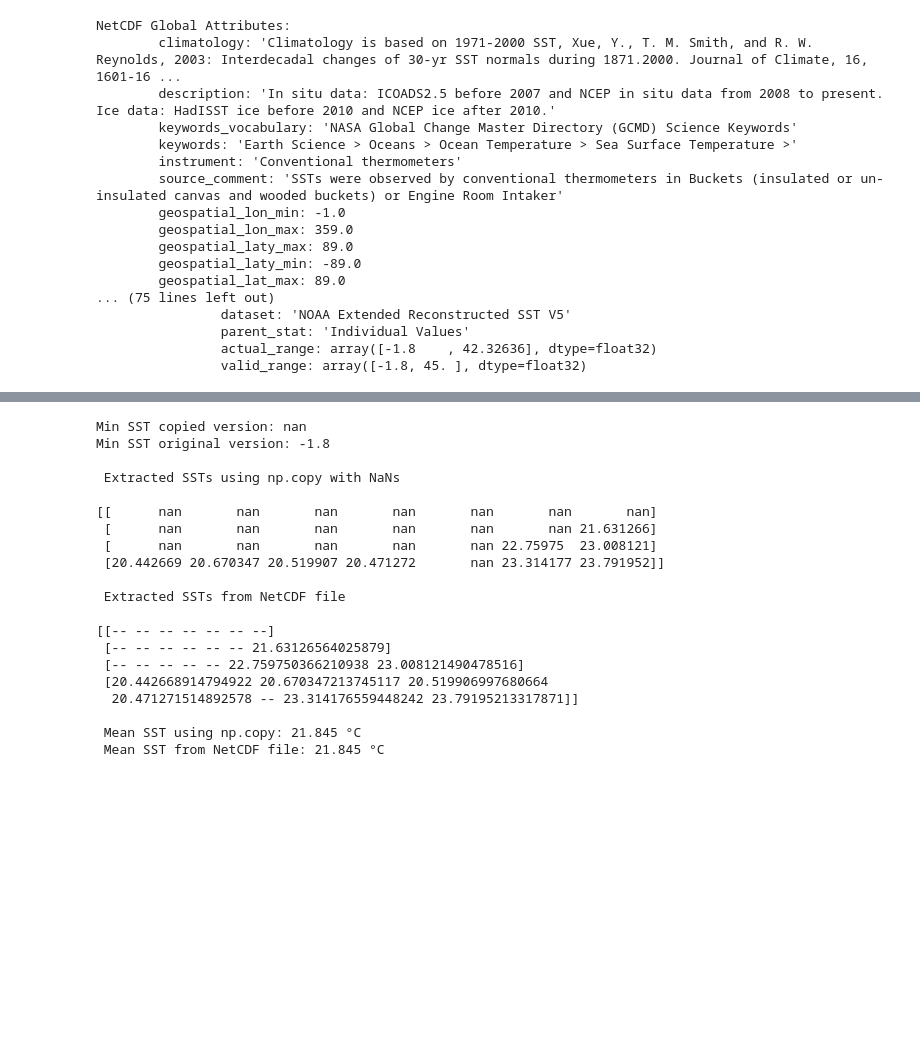
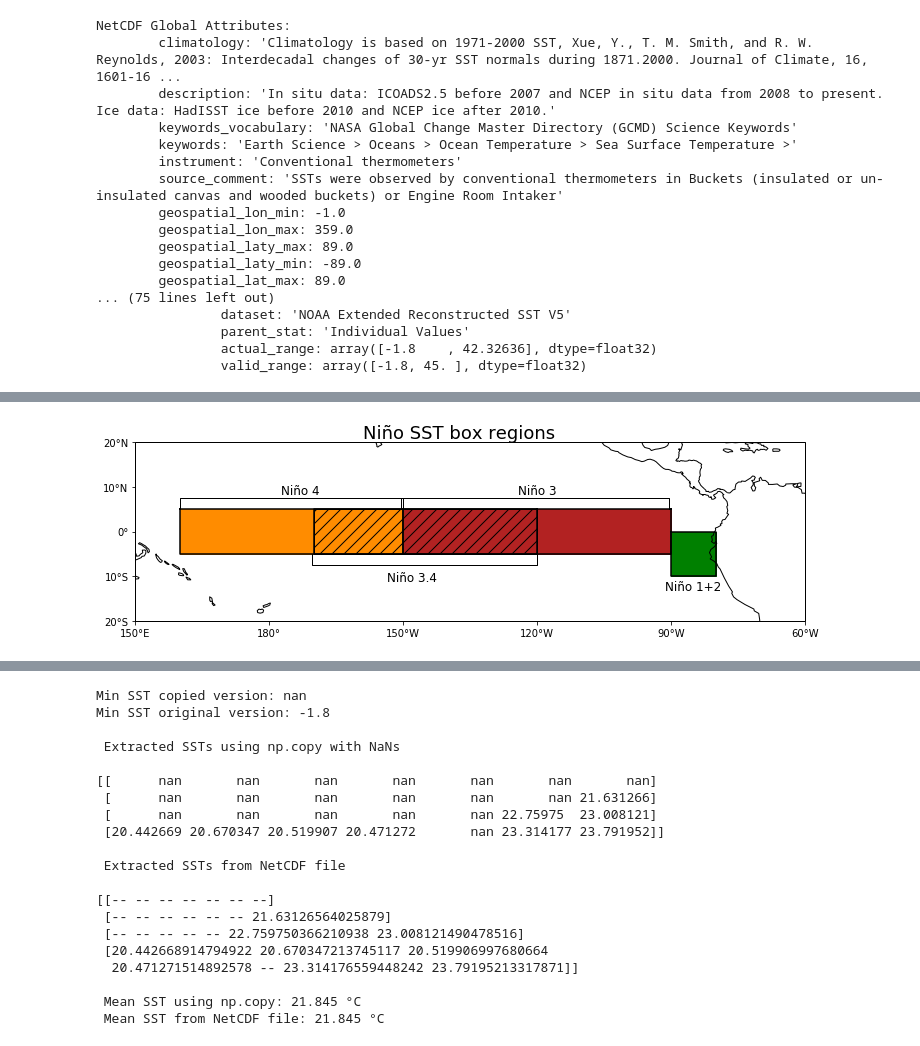
Before and after one commit to smeyer71/ENSO_research, a Jupyter notebook: ENSO SST Index recreation/ENSO_index_recreation.ipynb, the cells around one changed output, grey strips where cells are left out. Saved outputs shown, nothing was run; the diff lists cells and outputs as text; code cells hidden in the pictures; blank space fills up the shorter version.

```diff
--- a/ENSO SST Index recreation/ENSO_index_recreation.ipynb
+++ b/ENSO SST Index recreation/ENSO_index_recreation.ipynb
@@ -201,0 +221,89 @@ SSTll = LatLon(SSTlats[0],SSTlats[1]-SSTlats[0],
+# %%
+fig = plt.figure(figsize=(12,6))
+ax = fig.add_subplot(1,1,1,
+                     projection=ccrs.PlateCarree(central_longitude=180.0))
+
+ax.coastlines(resolution='110m')
+
+#Note: ax.set_extent uses longitude values that
+#go from 0->360 ("°E")
+#set cartopy bounds to be 60°E and 60°W
+ax.set_extent([150,300,-20,20], crs=ccrs.PlateCarree())
+#Latitude (Longitude) labels on left (bottom) of figure
+ax.xlabels_top = False
+ax.xlabels_bottom = True
+ax.ylabels_left = True
+ax.ylabels_right = False
+ax.set_xticks([150,180,-150,-120,-90,-60], crs = ccrs.PlateCarree())
+ax.set_yticks([-20,-10,0,10,20], crs = ccrs.PlateCarree())
+lon_formatter = LongitudeFormatter()
+lat_formatter = LatitudeFormatter()
+ax.xaxis.set_major_formatter(lon_formatter)
+ax.yaxis.set_major_formatter(lat_formatter)
+
+
+'''Draw Niño 3 box: 5°N-5°S,150°W-90°W'''
+nino3_lons = [90,30,30,90,90]
+nino3_lats = [5,5,-5,-5,5]
+#label these to denote rest of box plotted
+nino3 = ax.plot(nino3_lons,nino3_lats,color='k',
+                linestyle = 'solid',label = 'Niño regions')
+
+#add braces to denote region for text
+#slightly adjust region bounds to make braces
+#fit on plotted box region
+nino3_brace_lons = [89.5,89.5,29.5,29.5]
+nino3_brace_lats = [5,7.5,7.5,5]
+nino3_brace = ax.plot(nino3_brace_lons,nino3_brace_lats,color='k',
+                       linestyle = 'solid',linewidth=1)
+
+ax.add_patch(Rectangle((30,-5),60,10,color='firebrick'))
+
+#add labels for the Nino 3 region
+label = ax.text(60, 8.5, 'Niño 3',
+               horizontalalignment='center',fontsize=12)
+
+'''Niño 4 region: 5°N-5°S,160°E-150°W'''
+nino4_lons = [-20,30,30,-20,-20]
+nino4_lats = [5,5,-5,-5,5]
+nino4 = ax.plot(nino4_lons,nino4_lats,color='k',linestyle = 'solid')
+
+nino4_brace_lons = [-20,-20,30,30]
+nino4_brace_lats = [5,7.5,7.5,5]
+nino4_brace = ax.plot(nino4_brace_lons,nino4_brace_lats,color='k',
+                       linestyle = 'solid',linewidth=1)
+
+label = ax.text(7,8.5,'Niño 4',
+               horizontalalignment='center',fontsize=12)
+shading = ax.add_patch(Rectangle((-20,-5),50,10,color='darkorange'))
+
+'''Niño 3.4 region: 5°N-5°S,170°W-120°W'''
+nino34_lons = [60,10,10,60,60]
+nino34_lats = [5,5,-5,-5,5]
+nino34 = ax.plot(nino34_lons,nino34_lats,color='k',linestyle = 'solid')
+
+nino34_brace_lons = [60,60,9.5,9.5]
+nino34_brace_lats = [-5,-7.5,-7.5,-5]
+nino34_brace = ax.plot(nino34_brace_lons,nino34_brace_lats,color='k',
+                       linestyle = 'solid',linewidth=1)
+
+ax.add_patch(Rectangle((10, -5), 50, 10,color="k",fill=False,hatch='//'))
+
+label = ax.text(32,-11, 'Niño 3.4',
+               horizontalalignment='center',fontsize=12)
+
+'''Niño 1+2 region: 0°N-10°S,90°W-80°W'''
+nino12_lons = [90,100,100,90,90]
+nino12_lats = [0,0,-10,-10,0]
+nino12 = ax.plot(nino12_lons,nino12_lats,color='k',linestyle = 'solid')
+
+ax.add_patch(Rectangle((90, -10), 10, 10,color="green"))
+label = ax.text(95,-13, 'Niño 1+2',
+               horizontalalignment='center',fontsize=12)
+
+'''Plotting title and figure legend'''
+
+title_fig = 'Niño SST box regions'
+header = fig.text(0.5,0.73,title_fig, ha='center', va='center',fontsize = 18)
+# %% [output]
+[figure, added]
```
Also changed, not shown: parts of 32 cells of this notebook.
